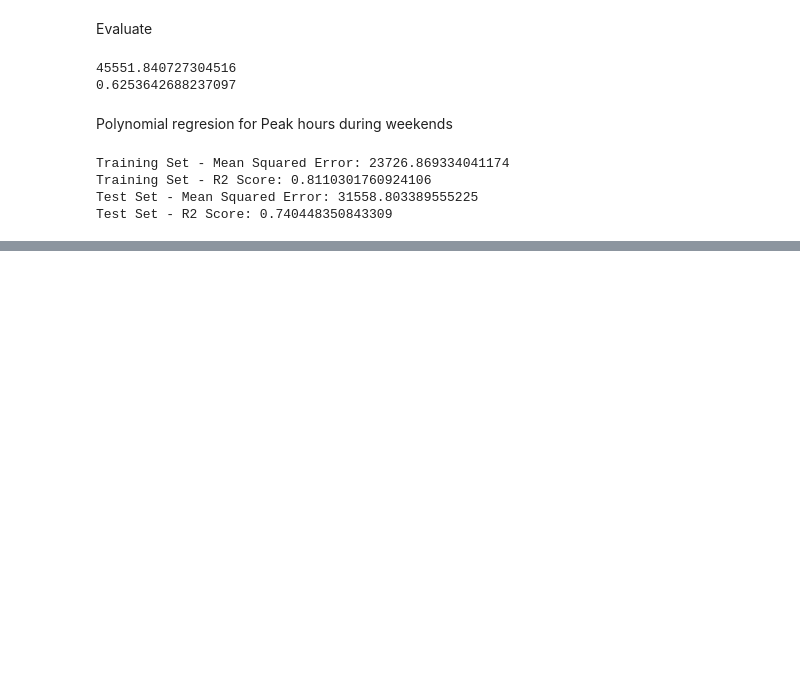
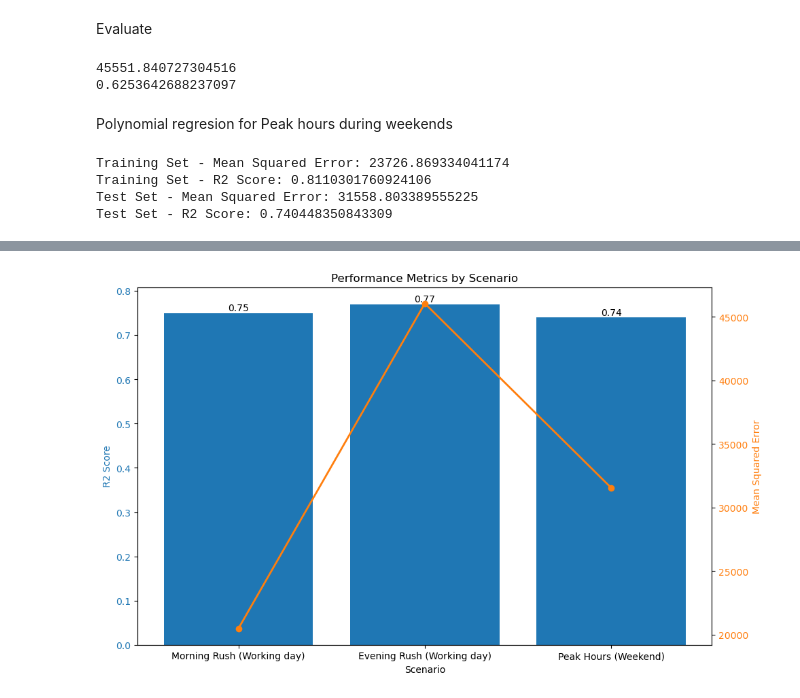
Before and after one commit to Godwin-Oti/Capital-Bike-Share-ED-Analysis-ML, a Jupyter notebook: ML/Daily_Hourly_Ride_Predictiton.ipynb, the cells around one changed output, grey strips where cells are left out. Drawn from its saved outputs; the diff is of its cells as text; code cells hidden in the pictures; blank space fills up the shorter version.

```diff
--- a/ML/Daily_Hourly_Ride_Predictiton.ipynb
+++ b/ML/Daily_Hourly_Ride_Predictiton.ipynb
@@ -741,0 +847,39 @@ Test Set - R2 Score: 0.740448350843309
+# %%
+import pandas as pd
+import matplotlib.pyplot as plt
+
+# Creating a DataFrame from the given data
+data = {
+    'Scenario': ['Morning Rush (Working day)', 'Evening Rush (Working day)', 'Peak Hours (Weekend)'],
+    'R2 Score': [0.75, 0.77, 0.74],
+    'Mean Squared Error': [20486.53, 46066.27, 31558.80]
+}
+
+df = pd.DataFrame(data)
+
+# Visualizing the data using a combined bar and line plot
+fig, ax1 = plt.subplots(figsize=(10, 6))
+
+color = 'tab:blue'
+ax1.set_xlabel('Scenario')
+ax1.set_ylabel('R2 Score', color=color)
+bars = ax1.bar(df['Scenario'], df['R2 Score'], color=color)
+ax1.tick_params(axis='y', labelcolor=color)
+
+ax2 = ax1.twinx()
+color = 'tab:orange'
+ax2.set_ylabel('Mean Squared Error', color=color)
+ax2.plot(df['Scenario'], df['Mean Squared Error'], color=color, marker='o', linewidth=2)
+ax2.tick_params(axis='y', labelcolor=color)
+
+# Adding R2 Score labels on top of each bar
+for bar, r2_score in zip(bars, df['R2 Score']):
+    height = bar.get_height()
+    ax1.text(bar.get_x() + bar.get_width()/2, height, f'{r2_score:.2f}', ha='center', va='bottom')
+
+fig.tight_layout()
+plt.title('Performance Metrics by Scenario')
+plt.xticks(rotation=45)
+plt.show()
+# %% [output]
+[figure, added]
```
Also changed, not shown: parts of 9 cells of this notebook, 3 other files.
